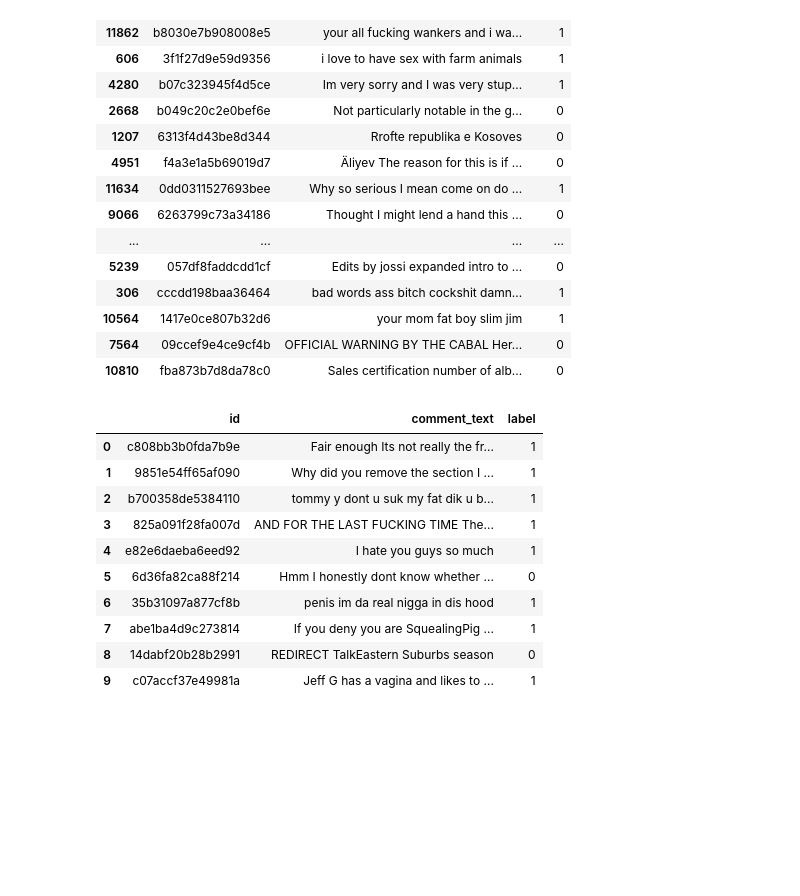
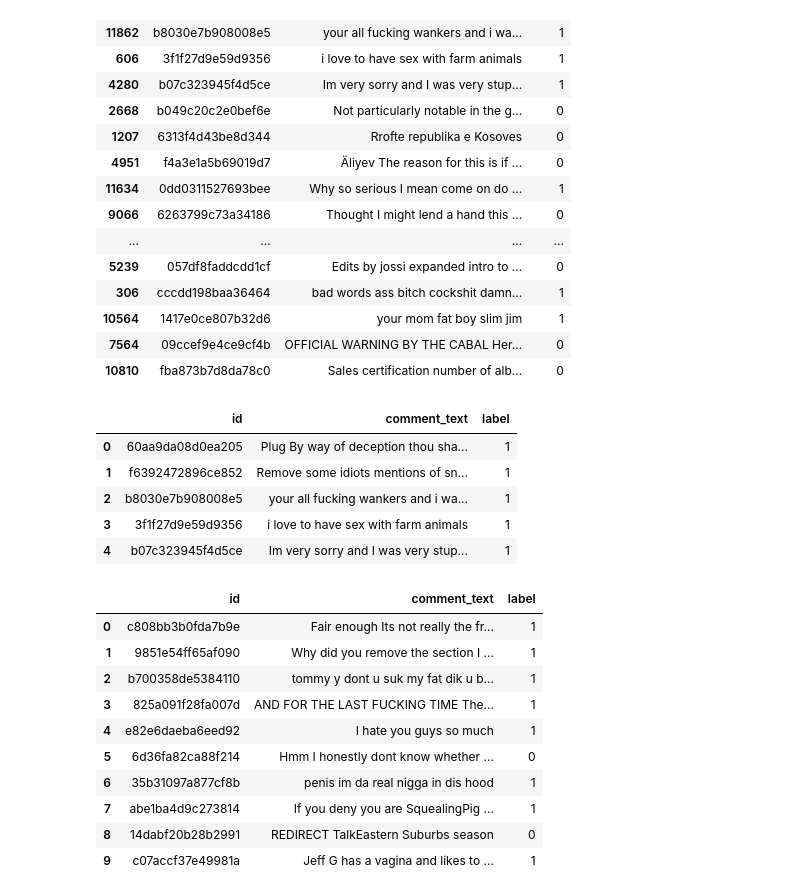
Before and after one commit to slinusc/BERT_vs_GPT_hate_speech_detection, a Jupyter notebook: hate_speech_detection_pipeline/GPT_classification.ipynb, the cells around one changed output. Drawn from its saved outputs; the diff is of its cells as text; code cells hidden in the pictures; blank space fills up the shorter version.

```diff
--- a/hate_speech_detection_pipeline/GPT_classification.ipynb
+++ b/hate_speech_detection_pipeline/GPT_classification.ipynb
@@ -51,6 +51,16 @@ data.head(40)
 | 10564 | 1417e0ce807b32d6 | your mom fat boy slim jim | 1 |
 | 7564 | 09ccef9e4ce9cf4b | OFFICIAL WARNING BY THE CABAL Her... | 0 |
 | 10810 | fba873b7d8da78c0 | Sales certification number of alb... | 0 |
+# %%
+data = pd.read_csv('~/ownCloud - Michael Saxer (zhaw.ch)@drive.switch.ch/4 Semester/NLP/Projekt2 files/sampled_test_data.csv')
+data.head()
+# %% [output]
+|  | id | comment_text | label |
+| 0 | 60aa9da08d0ea205 | Plug By way of deception thou sha... | 1 |
+| 1 | f6392472896ce852 | Remove some idiots mentions of sn... | 1 |
+| 2 | b8030e7b908008e5 | your all fucking wankers and i wa... | 1 |
+| 3 | 3f1f27d9e59d9356 | i love to have sex with farm animals | 1 |
+| 4 | b07c323945f4d5ce | Im very sorry and I was very stup... | 1 |
 # %%
 data = pd.read_csv("data/test/balanced_test.csv")
 data.head(10)
```
Also changed, not shown: parts of 3 cells of this notebook.
